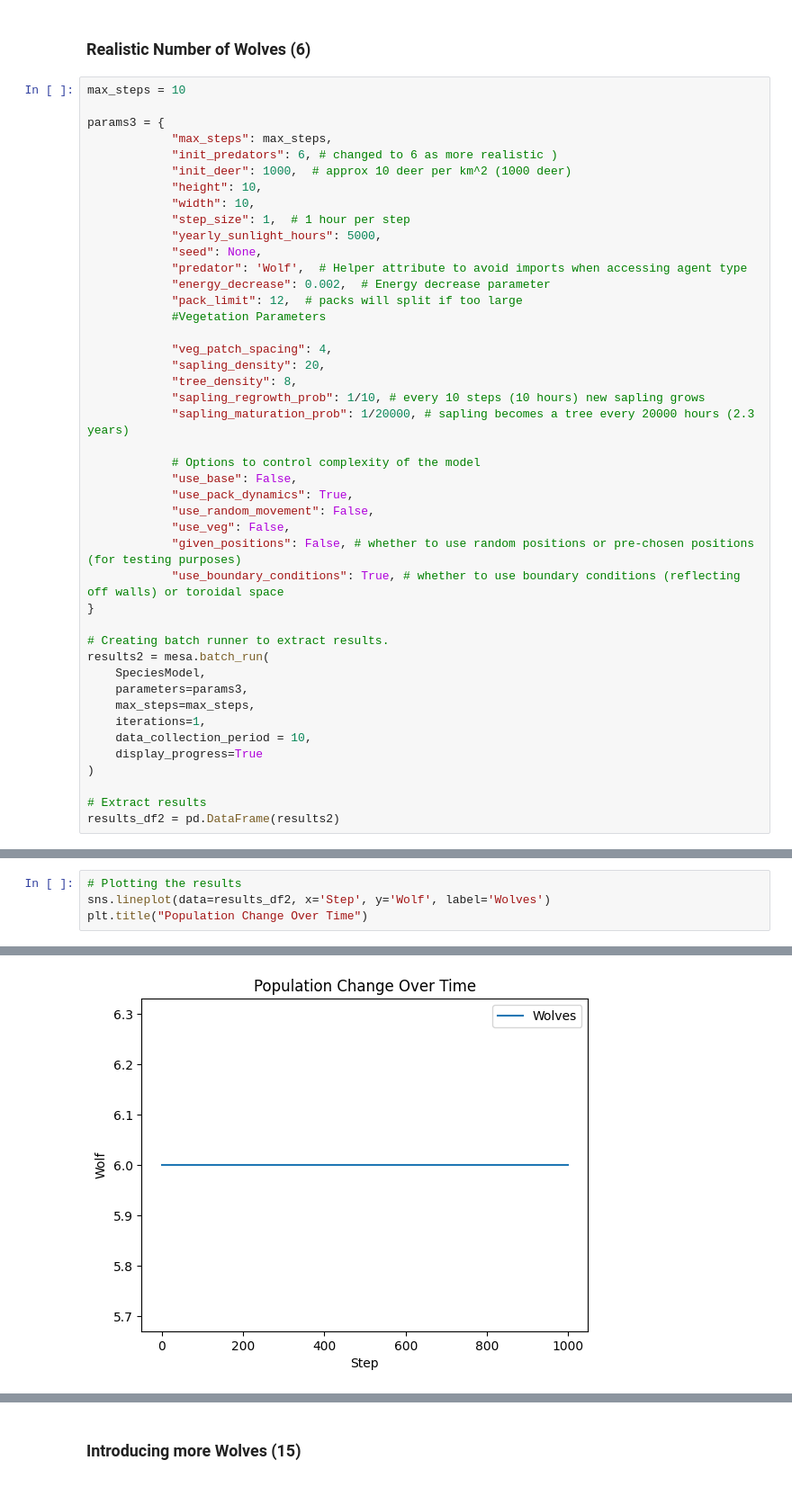
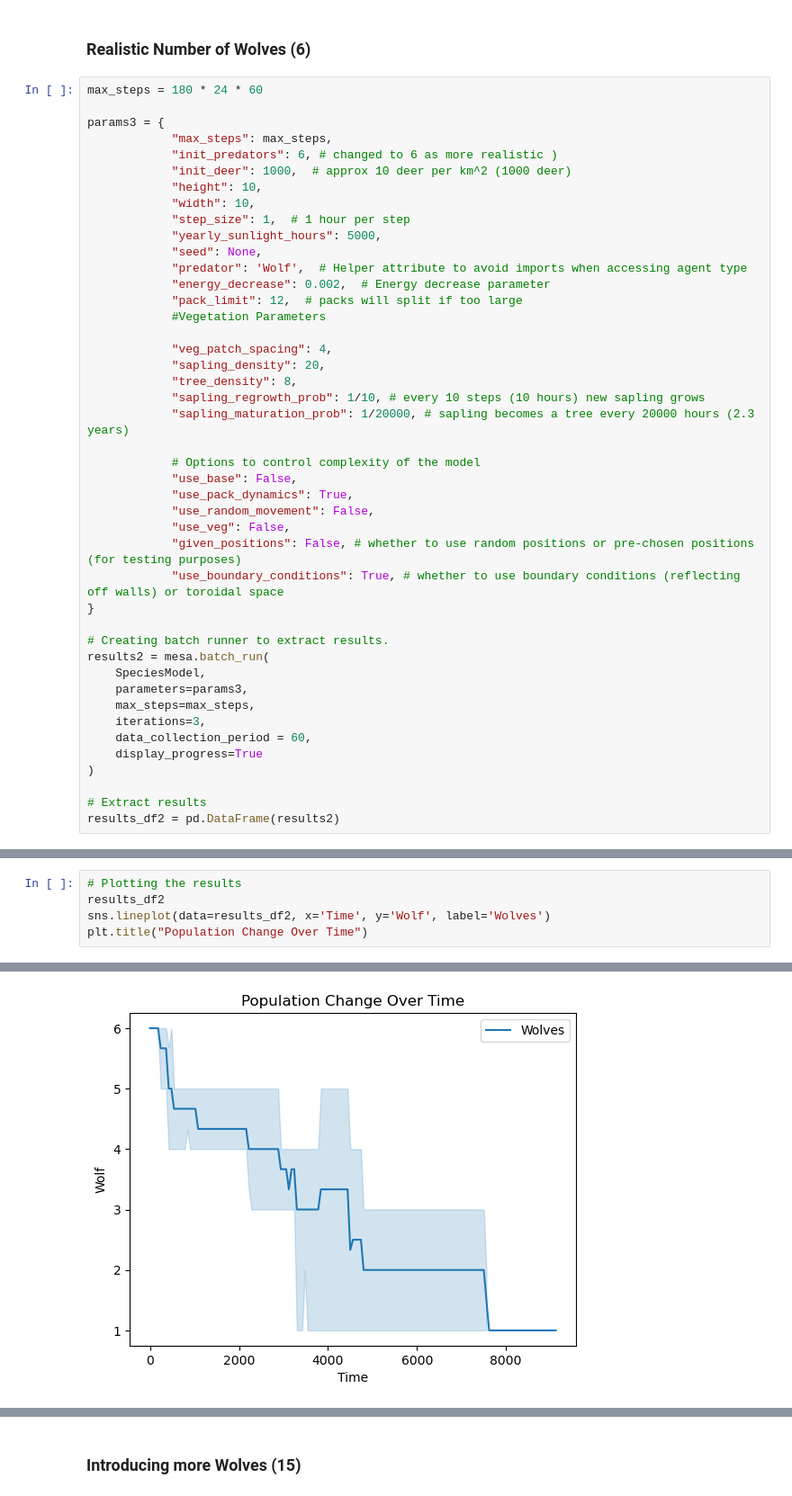
Before and after one commit to LukeRDuob/MDM3_wolf_reintroducution, a Jupyter notebook: project/ABM/notebook.ipynb, the cells around one changed output, grey strips where cells are left out. Shown at 90% size. Saved outputs shown, nothing was run; the diff lists cells and outputs as text.

```diff
--- a/project/ABM/notebook.ipynb
+++ b/project/ABM/notebook.ipynb
@@ -21,7 +22,7 @@ Population plots
 # %% [markdown]
 ### Realistic Number of Wolves (6)
 # %%
-max_steps = 10
+max_steps = 180 * 24 * 60
 
 params3 = {
             "max_steps": max_steps,
@@ -57,8 +58,8 @@ results2 = mesa.batch_run(
     SpeciesModel,
     parameters=params3,
     max_steps=max_steps,
-    iterations=1,
-    data_collection_period = 10,
+    iterations=3,
+    data_collection_period = 60,
     display_progress=True
 )
 
@@ -70,10 +68,11 @@ results_df2 = pd.DataFrame(results2)
 # %%
 # Plotting the results
-sns.lineplot(data=results_df2, x='Step', y='Wolf', label='Wolves')
+results_df2
+sns.lineplot(data=results_df2, x='Time', y='Wolf', label='Wolves')
 plt.title("Population Change Over Time")
 # %% [output]
 Text(0.5, 1.0, 'Population Change Over Time')
-[figure, old version]
+[figure, new version]
 # %%
 sns.lineplot(data=results_df2, x='Step', y='Deer', label='Deer')
 plt.title("Population Change Over Time")
```
Also changed, not shown: parts of 8 cells of this notebook.
